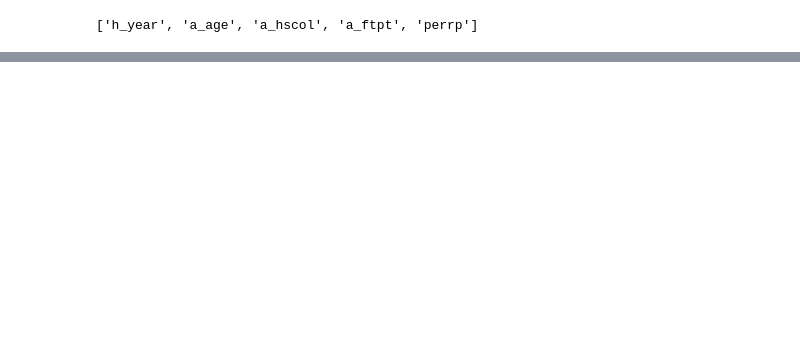
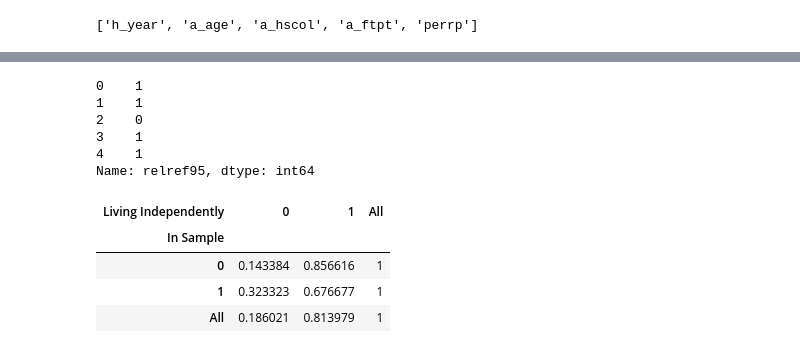
Before and after one commit to reeleis/snake_people, a Jupyter notebook: CPS_Processing_and_Results.ipynb, the cells around one changed output, grey strips where cells are left out. Saved outputs shown, nothing was run; the diff lists cells and outputs as text; code cells hidden in the pictures; blank space fills up the shorter version.

```diff
--- a/CPS_Processing_and_Results.ipynb
+++ b/CPS_Processing_and_Results.ipynb
@@ -221,0 +229,9 @@ Index([u'hhid', u'intmonth', u'hurespli', u'hrhtype', u'minsamp', u'hrlonglk',
+# %%
+df2['relref95'].isin([1, 2, 3, 13, 14, 15, 16, 17 , 18]).apply(lambda x: 1 if x else 0)
+# %% [output]
+0    1
+1    1
+2    0
+3    1
+4    1
+Name: relref95, dtype: int64
@@ -221,0 +242,20 @@ Index([u'hhid', u'intmonth', u'hurespli', u'hrhtype', u'minsamp', u'hrlonglk',
+# %%
+df2['Living Independently'] = df2.apply(independently2, axis = 1)
+# %%
+df2['Living Independently'] = df2['relref95'].isin([1, 2, 3, 13, 14, 15, 16, 17 , 18])
+# %%
+df2['Millenial'] = df2.apply(lambda row: 1 if row['age'] >= 18 and row['age'] < 35 else 0, axis = 1)
+# %%
+def pct_pivot(data, index=['In Sample'], columns=['Living Independently']):
+    table = pd.pivot_table(data, values='age', index=index, columns=columns,
+               aggfunc=np.count_nonzero,
+              margins=True)
+    return table.div( table.iloc[:,-1], axis=0 )
+# %%
+pct_pivot(df2)
+# %% [output]
+| Living Independently | 0 | 1 | All |
+| In Sample |  |  |  |
+| 0 | 0.143384 | 0.856616 | 1 |
+| 1 | 0.323323 | 0.676677 | 1 |
+| All | 0.186021 | 0.813979 | 1 |
```
Also changed, not shown: parts of 11 cells of this notebook, 1 other file.
